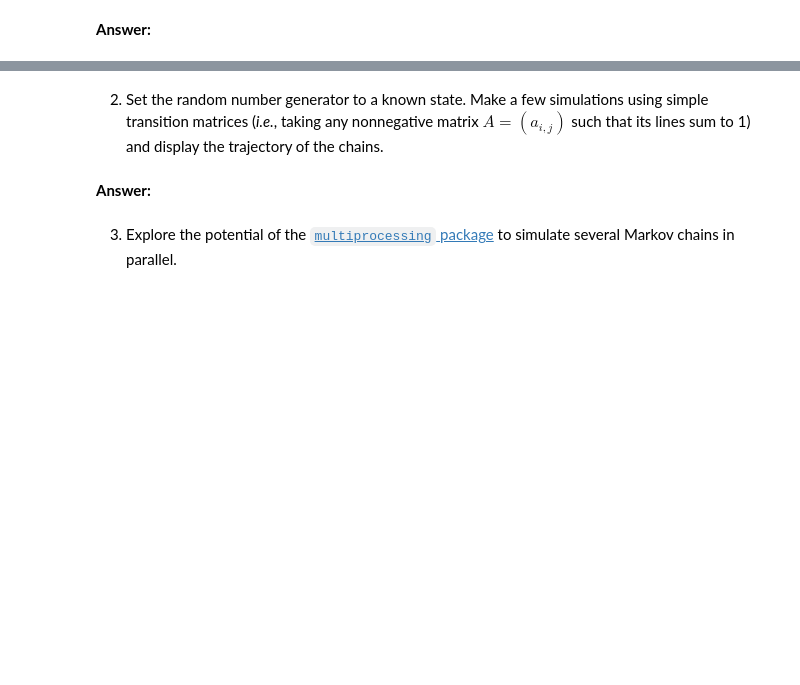
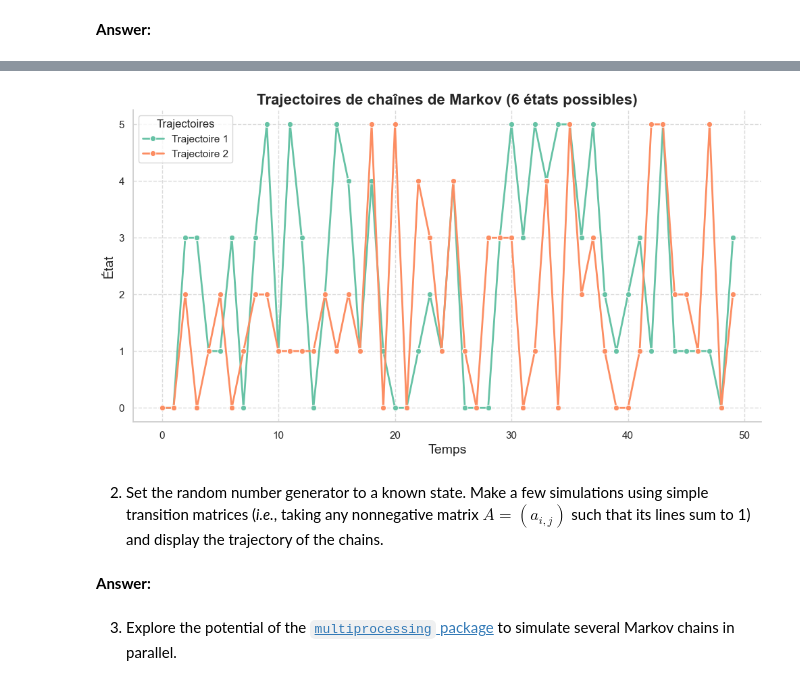
Before and after one commit to marcaIL/python_sdia, a Jupyter notebook: Labs/Lab5/lab5.ipynb, the cells around one changed output, grey strips where cells are left out. Cells and saved outputs as stored; diff of their text form; code cells hidden in the pictures; blank space fills up the shorter version.

```diff
--- a/Labs/Lab5/lab5.ipynb
+++ b/Labs/Lab5/lab5.ipynb
@@ -198,3 +307,39 @@ Here is an example of execution :
+# %%
+sns.set(style="whitegrid", palette="muted")  # Style seaborn
+rng = np.random.default_rng(12345)
+nmax = 50
+rho = np.array([1.0] + [0.0]*5)  # état initial : état 0
+num_states = 6
+
+# Matrice de transition (6 états)
+A = np.array([
+    [0.6, 0.1, 0.1, 0.1, 0.05, 0.05],
+    [0.2, 0.5, 0.1, 0.1, 0.05, 0.05],
+    [0.1, 0.2, 0.5, 0.1, 0.05, 0.05],
+    [0.1, 0.1, 0.2, 0.5, 0.05, 0.05],
+    [0.05, 0.05, 0.05, 0.05, 0.7, 0.1],
+    [0.05, 0.05, 0.05, 0.05, 0.1, 0.7]
+])
+
+# === Simulation ===
+plt.figure(figsize=(12, 6))
+colors = sns.color_palette("Set2", 2)  # palette Seaborn
+
+for i, color in enumerate(colors):
+    traj = markov(rho, A, nmax, rng)
+    sns.lineplot(x=range(nmax), y=traj, marker="o", linewidth=2, color=color, label=f"Trajectoire {i+1}")
+
+# === Esthétique ===
+plt.xlabel("Temps", fontsize=14)
+plt.ylabel("État", fontsize=14)
+plt.title("Trajectoires de chaînes de Markov (6 états possibles)", fontsize=16, fontweight="bold")
+plt.yticks(range(num_states))
+plt.grid(True, linestyle="--", alpha=0.7)
+plt.legend(title="Trajectoires")
+sns.despine()  # enlève les axes inutiles
+plt.show()
+# %% [output]
+[figure, added]
 # %% [markdown]
 2. Set the random number generator to a known state. Make a few simulations using simple transition matrices (*i.e.*, taking any nonnegative matrix $A=(a_{i,j})$ such that its lines sum to 1) and display the trajectory of the chains.
 # %% [markdown]
```
Also changed, not shown: parts of 4 cells of this notebook.
